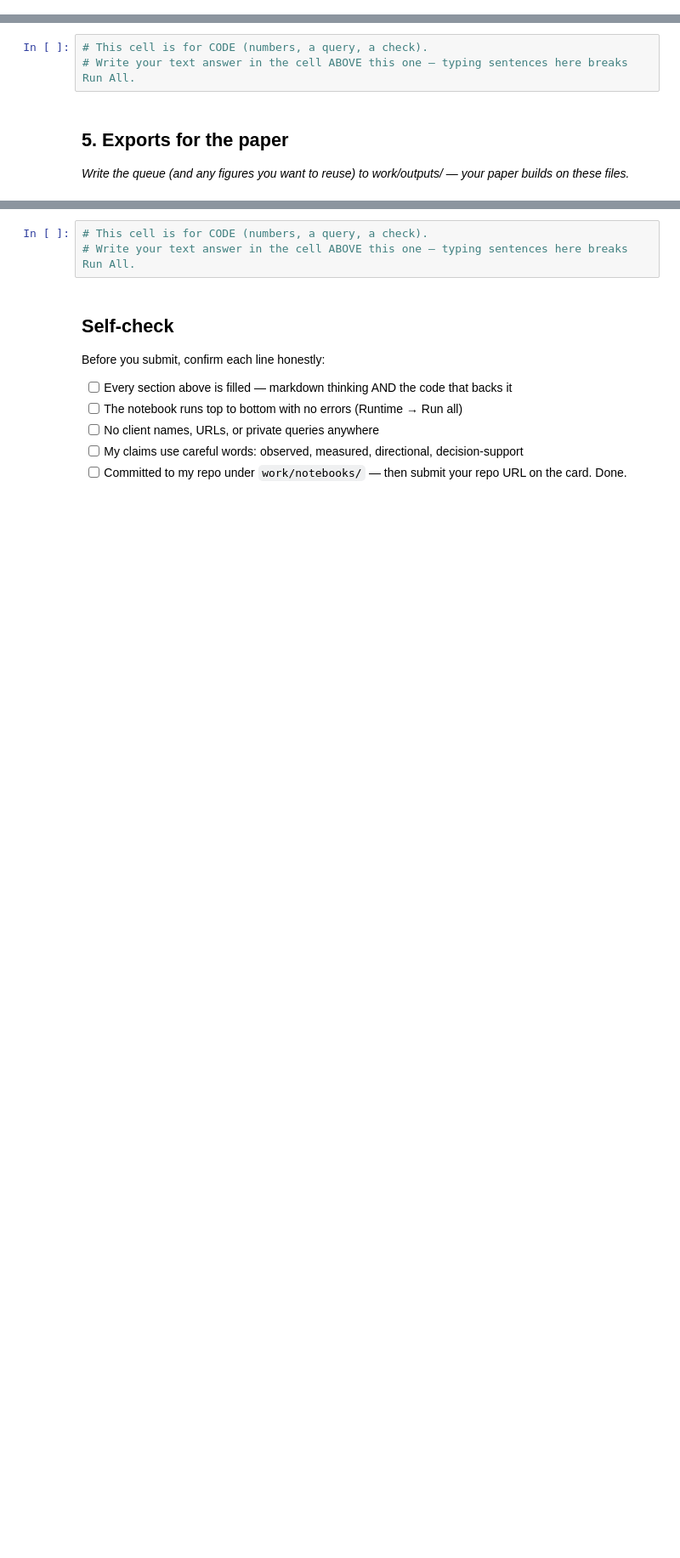
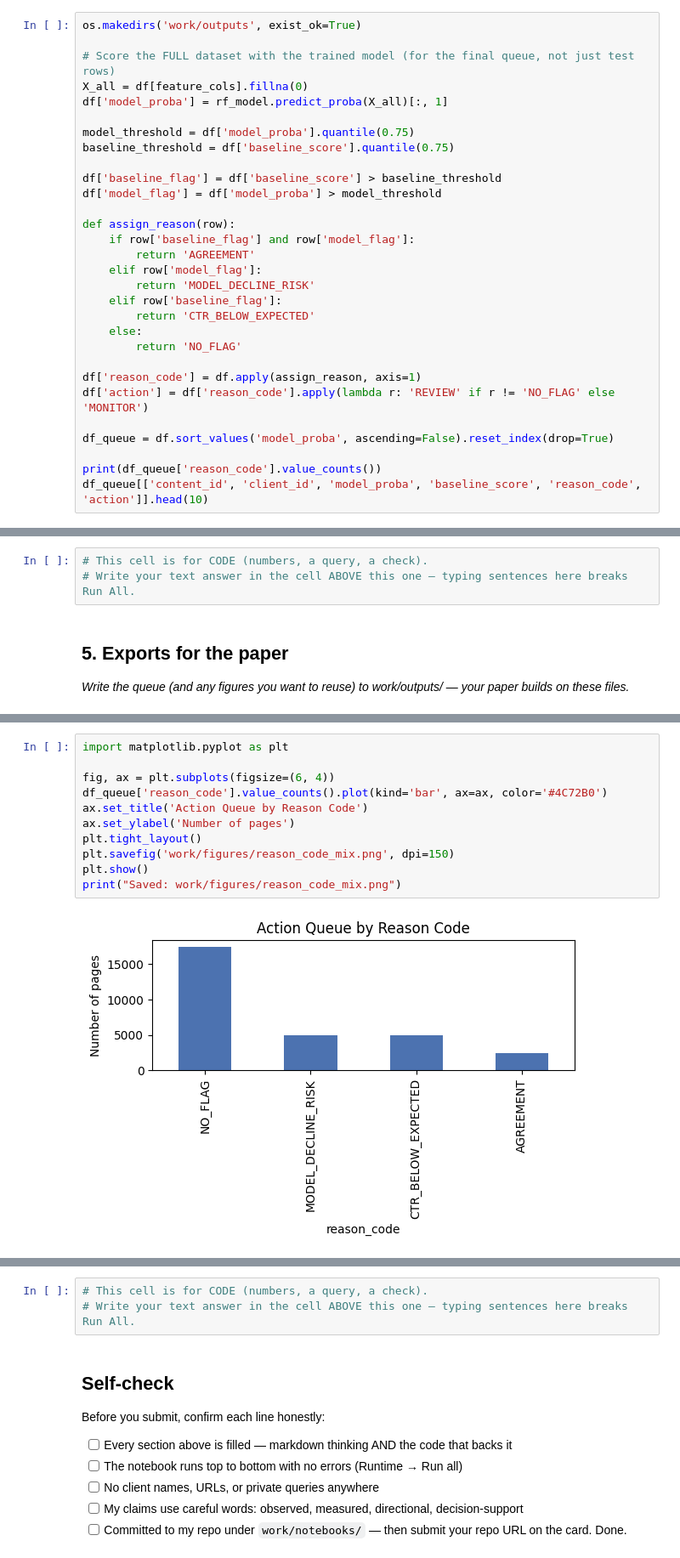
Before and after one commit to sadineniManushree/flyrank--internship__ml, a Jupyter notebook: work/notebooks/w07_action_playbook.ipynb, the cells around one changed output, grey strips where cells are left out. Shown at 85% size. Saved outputs shown, nothing was run; the diff lists cells and outputs as text; blank space fills up the shorter version.

```diff
--- a/work/notebooks/w07_action_playbook.ipynb
+++ b/work/notebooks/w07_action_playbook.ipynb
@@ -12,0 +103,30 @@ This skeleton is yours to fill. Work the sections **in order** — each one has
+# %%
+os.makedirs('work/outputs', exist_ok=True)
+
+# Score the FULL dataset with the trained model (for the final queue, not just test rows)
+X_all = df[feature_cols].fillna(0)
+df['model_proba'] = rf_model.predict_proba(X_all)[:, 1]
+
+model_threshold = df['model_proba'].quantile(0.75)
+baseline_threshold = df['baseline_score'].quantile(0.75)
+
+df['baseline_flag'] = df['baseline_score'] > baseline_threshold
+df['model_flag'] = df['model_proba'] > model_threshold
+
+def assign_reason(row):
+    if row['baseline_flag'] and row['model_flag']:
+        return 'AGREEMENT'
+    elif row['model_flag']:
+        return 'MODEL_DECLINE_RISK'
+    elif row['baseline_flag']:
+        return 'CTR_BELOW_EXPECTED'
+    else:
+        return 'NO_FLAG'
+
+df['reason_code'] = df.apply(assign_reason, axis=1)
+df['action'] = df['reason_code'].apply(lambda r: 'REVIEW' if r != 'NO_FLAG' else 'MONITOR')
+
+df_queue = df.sort_values('model_proba', ascending=False).reset_index(drop=True)
+
+print(df_queue['reason_code'].value_counts())
+df_queue[['content_id', 'client_id', 'model_proba', 'baseline_score', 'reason_code', 'action']].head(10)
@@ -40,0 +320,13 @@ This skeleton is yours to fill. Work the sections **in order** — each one has
+# %%
+import matplotlib.pyplot as plt
+
+fig, ax = plt.subplots(figsize=(6, 4))
+df_queue['reason_code'].value_counts().plot(kind='bar', ax=ax, color='#4C72B0')
+ax.set_title('Action Queue by Reason Code')
+ax.set_ylabel('Number of pages')
+plt.tight_layout()
+plt.savefig('work/figures/reason_code_mix.png', dpi=150)
+plt.show()
+print("Saved: work/figures/reason_code_mix.png")
+# %% [output]
+[figure, added]
```
Also changed, not shown: parts of 14 cells of this notebook.
